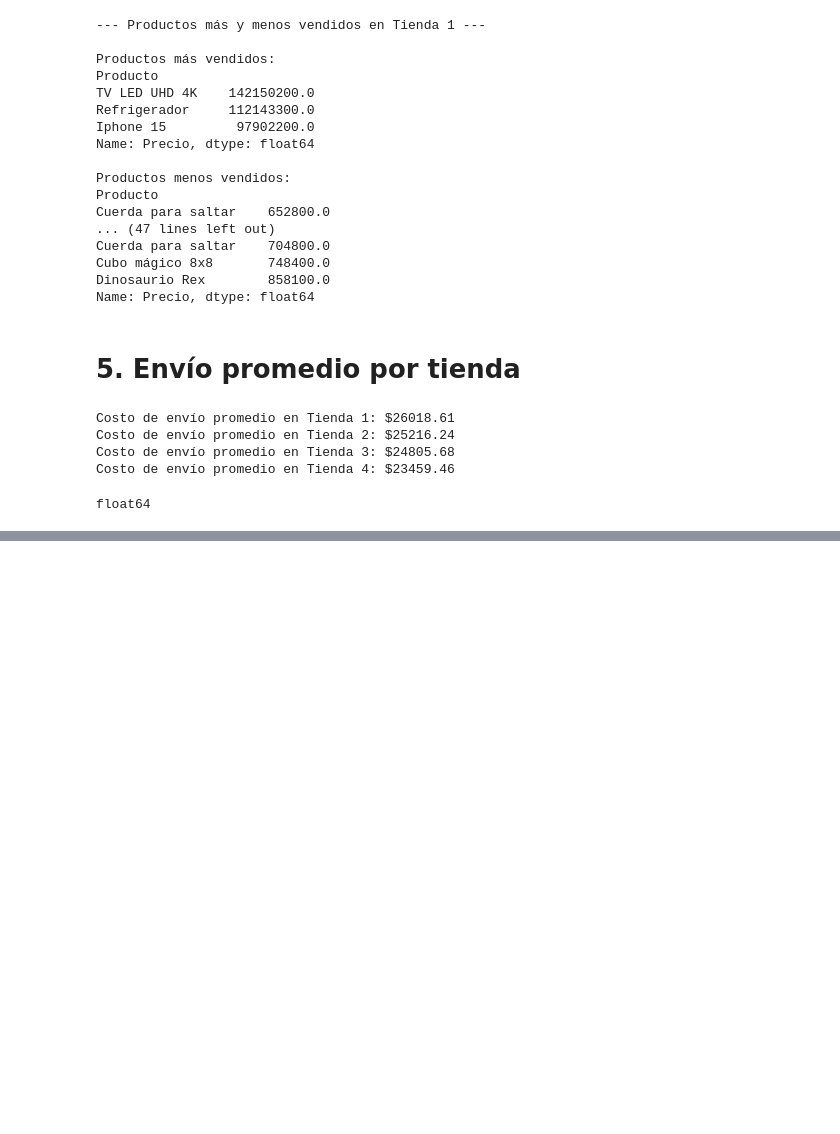
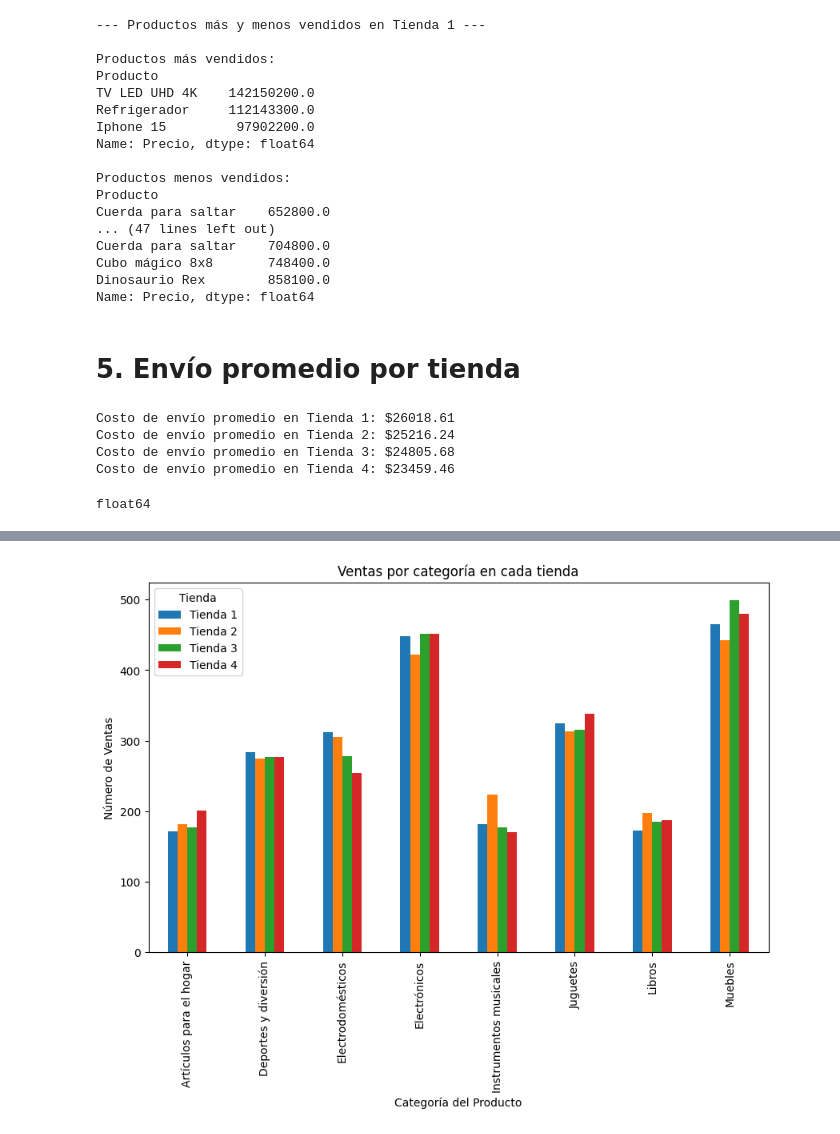
Before and after one commit to AlePeraDev/Challenge_Data_Science_1, a Jupyter notebook: AluraStoreLatam.ipynb, the cells around one changed output, grey strips where cells are left out. Saved outputs shown, nothing was run; the diff lists cells and outputs as text; code cells hidden in the pictures; blank space fills up the shorter version.

```diff
--- a/AluraStoreLatam.ipynb
+++ b/AluraStoreLatam.ipynb
@@ -325,0 +349,20 @@ float64
+# %%
+import pandas as pd
+
+# Agrupar por categoría en cada tienda
+ventas_categoria = {}
+for nombre, df in tiendas.items():
+    ventas_categoria[nombre] = df.groupby("Categoría del Producto")["Producto"].count()
+
+# Convertir a DataFrame para comparar
+ventas_categoria_df = pd.DataFrame(ventas_categoria).fillna(0)
+
+# Gráfico apilado
+ventas_categoria_df.plot(kind="bar", figsize=(10,6))
+plt.title("Ventas por categoría en cada tienda")
+plt.xlabel("Categoría del Producto")
+plt.ylabel("Número de Ventas")
+plt.legend(title="Tienda")
+plt.show()
+# %% [output]
+[figure, added]
```
Also changed, not shown: parts of 3 cells of this notebook.
